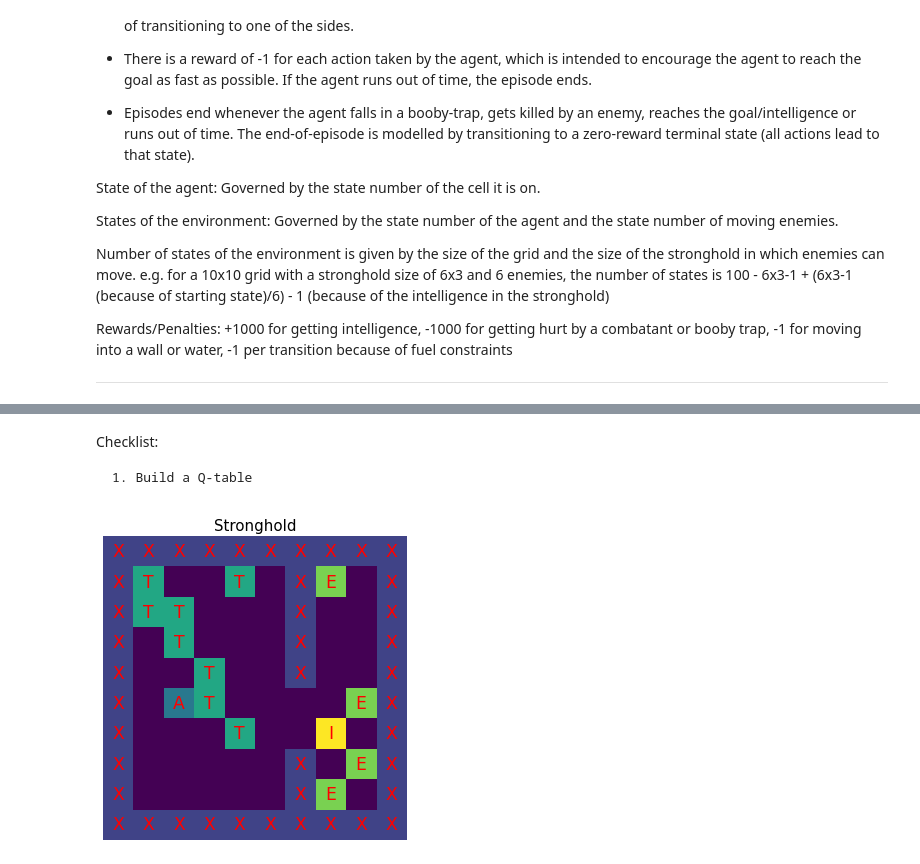
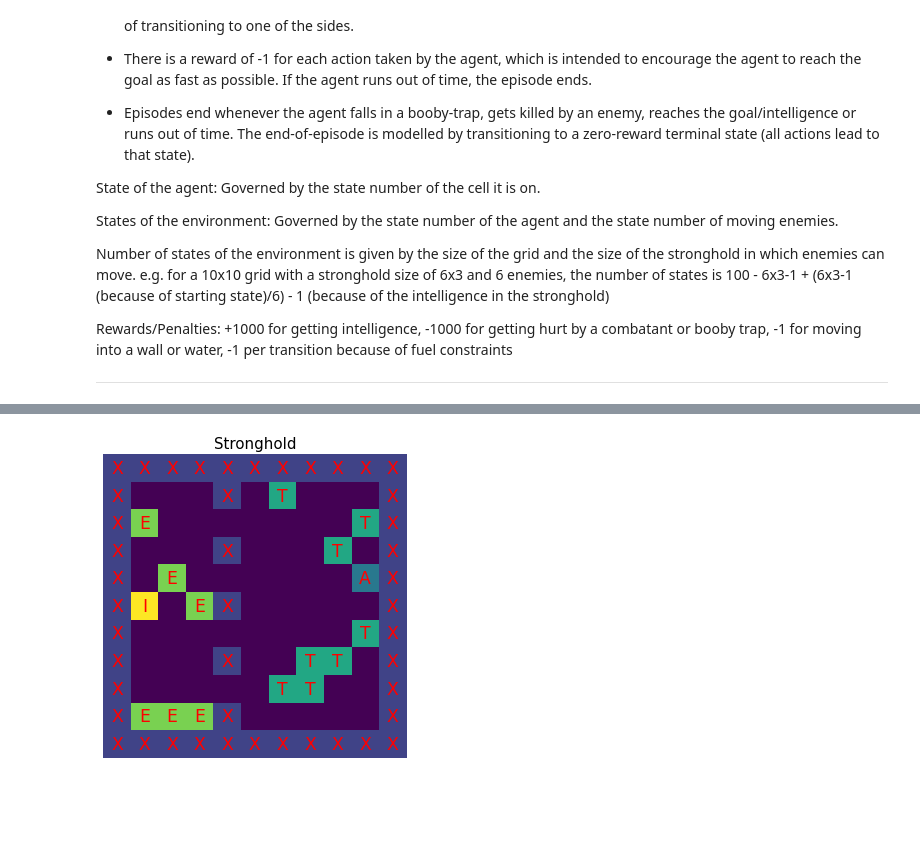
Before and after one commit to Assassinsarms/Stronghold-MDP-Q-learning-in-Stronghold-Environment-DDPG-in-Lunar-Lander, a Jupyter notebook: Aaron_Mir_INM707_Task2.ipynb, the cells around one changed output, grey strips where cells are left out. Drawn from its saved outputs; the diff is of its cells as text; code cells hidden in the pictures; blank space fills up the shorter version.

```diff
--- a/Aaron_Mir_INM707_Task2.ipynb
+++ b/Aaron_Mir_INM707_Task2.ipynb
@@ -58,10 +60,0 @@ import matplotlib.pyplot as plt
-# %% [markdown]
-Checklist:
-
-    1. Build a Q-table
-# %%
-stronghold = Stronghold(10)
-stronghold.reset()
-stronghold.render()
-# %% [output]
-[figure, removed]
@@ -141,0 +61,8 @@ testing = False
+# %%
+env_size = 11
+simplicity = 6 # <- increase this to make environment easier by decreasing enemies and traps
+stronghold = Stronghold(env_size, simplicity)
+stronghold.reset()
+stronghold.render()
+# %% [output]
+[figure, added]
```
Also changed, not shown: parts of 8 cells of this notebook, 2 other files.
